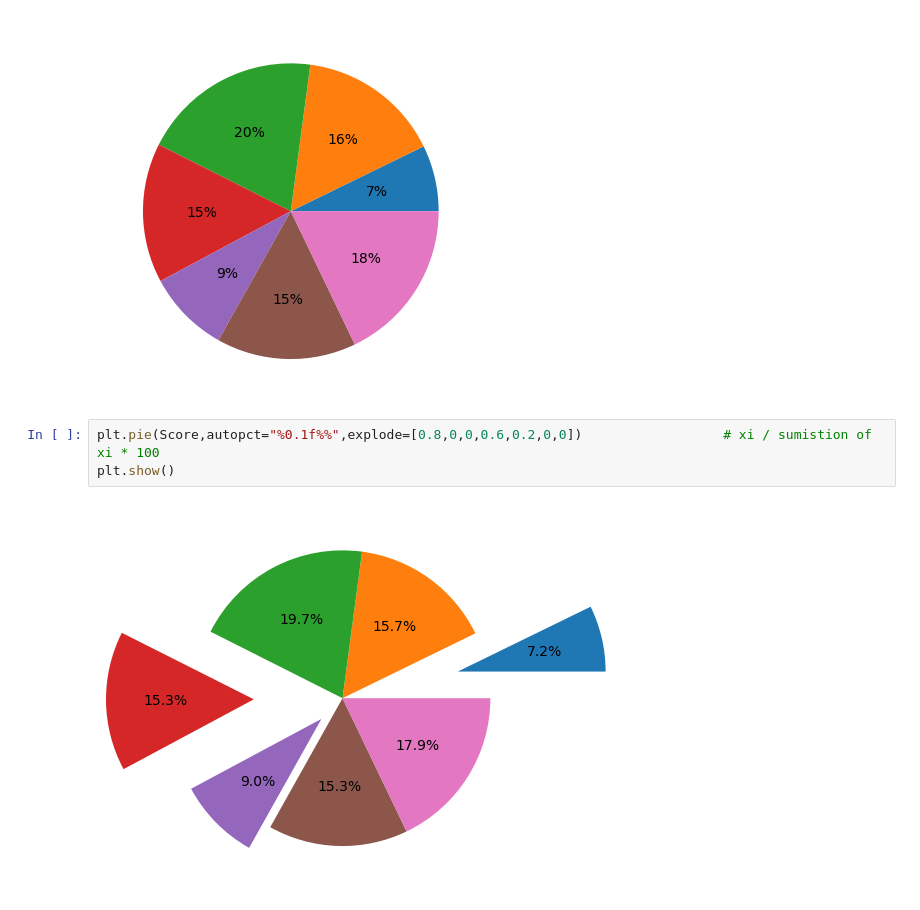
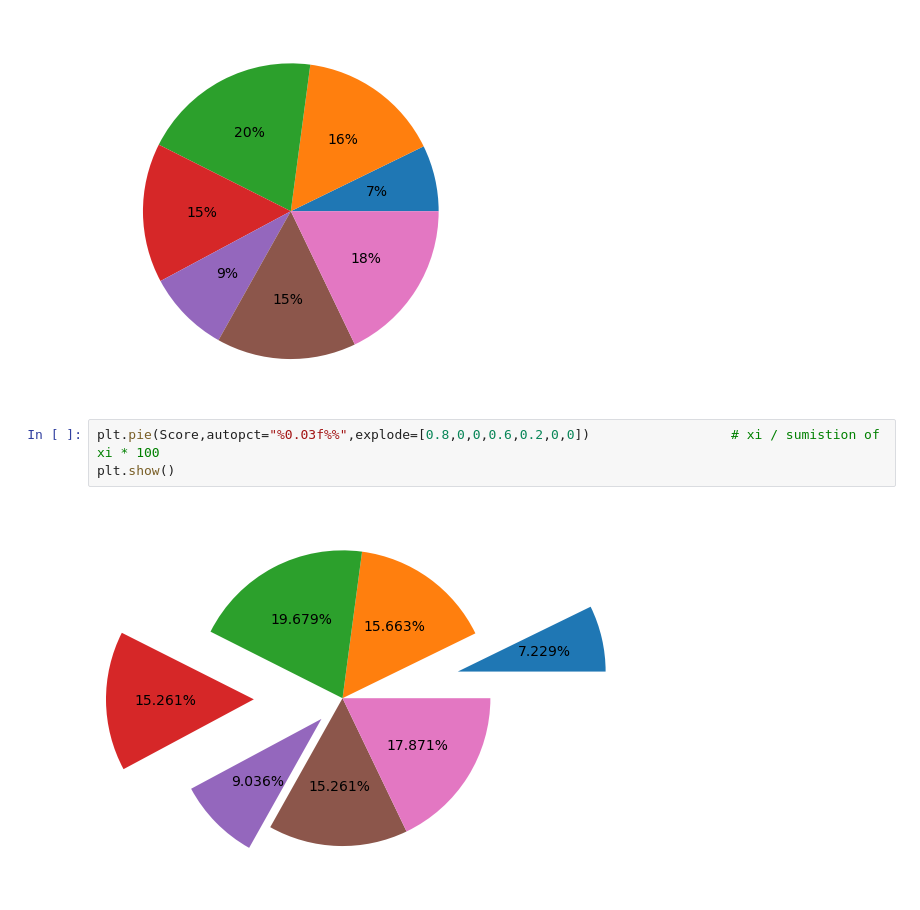
Before and after one commit to tusharshukla34/Advance-Python, a Jupyter notebook: Matplot Lib Code/Matplot starts.ipynb, the cells around one changed output. Saved outputs shown, nothing was run; the diff lists cells and outputs as text.

```diff
--- a/Matplot Lib Code/Matplot starts.ipynb
+++ b/Matplot Lib Code/Matplot starts.ipynb
@@ -390,10 +390,10 @@ plt.show()
 # %% [output]
 [figure]
 # %%
-plt.pie(Score,autopct="%0.1f%%",explode=[0.8,0,0,0.6,0.2,0,0])                  # xi / sumistion of xi * 100
+plt.pie(Score,autopct="%0.03f%%",explode=[0.8,0,0,0.6,0.2,0,0])                  # xi / sumistion of xi * 100
 plt.show()
 # %% [output]
-[figure, old version]
+[figure, new version]
 # %%
 # multiple plotting in a one figure
 plt.figure(figsize=(12,10),bc="black")   # figsize(height,weidth)
```
Also changed, not shown: parts of 2 cells of this notebook.
